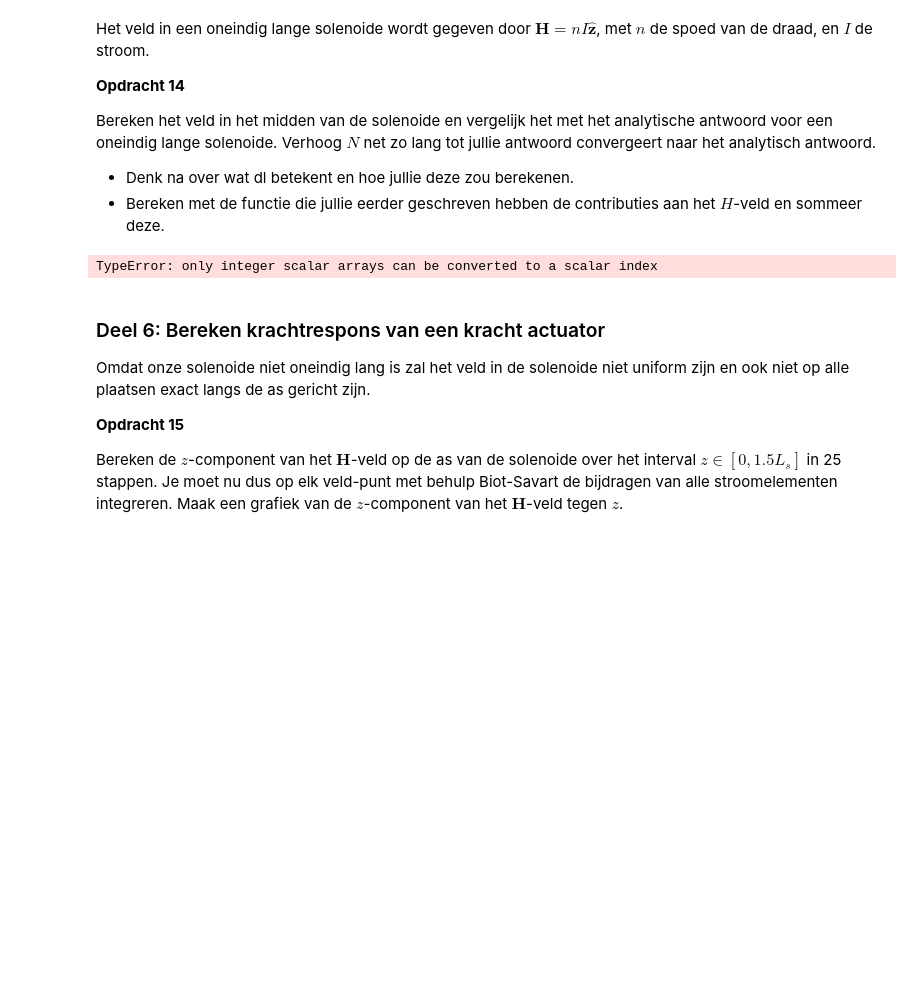
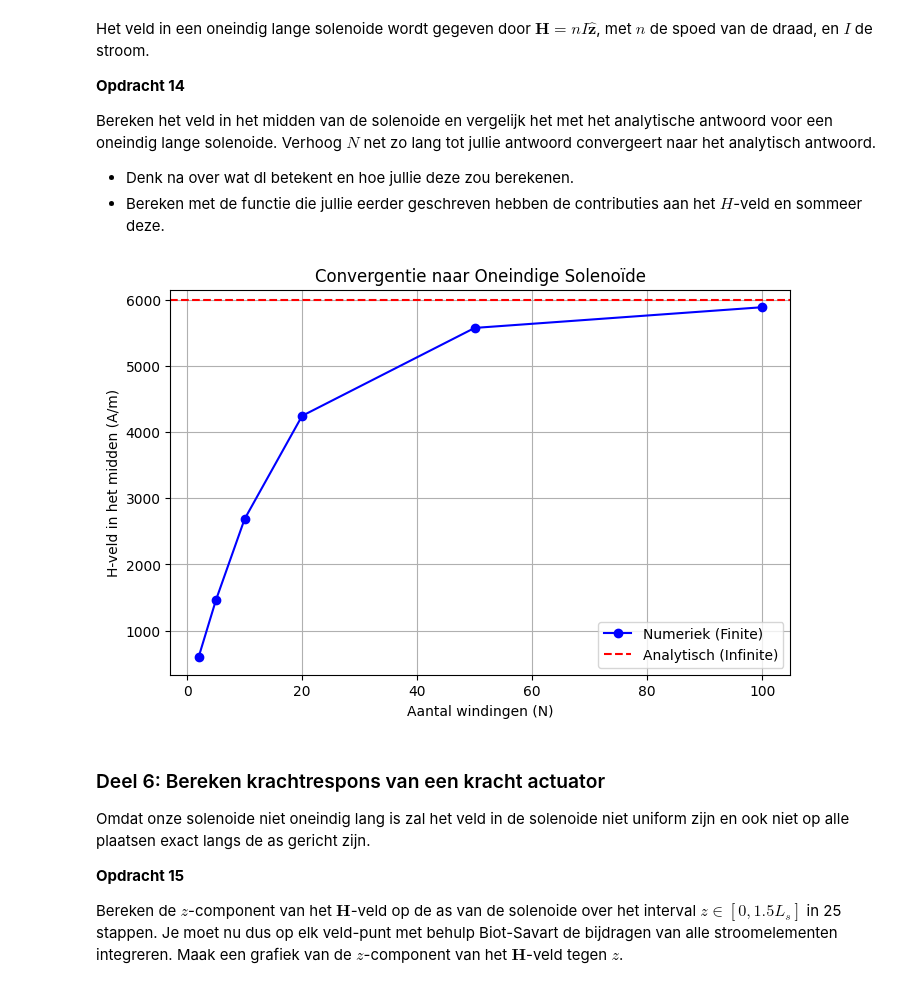
Before and after one commit to wobsen/opdrachten-DEF-D, a Jupyter notebook: DigitaleOntwerpopdrachten/2KrachtactuatorOpdracht/KrachtactuatorOpdracht.ipynb, the cells around one changed output. Saved outputs shown, nothing was run; the diff lists cells and outputs as text; code cells hidden in the pictures; blank space fills up the shorter version.

```diff
--- a/DigitaleOntwerpopdrachten/2KrachtactuatorOpdracht/KrachtactuatorOpdracht.ipynb
+++ b/DigitaleOntwerpopdrachten/2KrachtactuatorOpdracht/KrachtactuatorOpdracht.ipynb
@@ -545,58 +545,60 @@ Bereken het veld in het midden van de solenoide en vergelijk het met het analyti
 * Denk na over wat dl betekent en hoe jullie deze zou berekenen.
 * Bereken met de functie die jullie eerder geschreven hebben de contributies aan het $H$-veld en sommeer deze.
 # %%
-#theoretisch voor oneindig lange solenoide
-H = spoed * I  # [A/m]
-
-#bereken H numeriek
-I = 6
-x_veld = 0.1
-r_field = np.array([x_veld, 0, 0])
 
 
-L = 10.0                          # Totale lengte draad
-n_stappen = np.array([100, 1000, 10000, 100000, 1000000])
+def bereken_solenoide_veld(N, L, R, I):
+    # Parameters voor de simulatie
+    stappen_per_wikkeling = 100
+    totaal_stappen = int(N * stappen_per_wikkeling)
+    phi = np.linspace(0, 2 * np.pi * N, totaal_stappen)
+    dphi = phi[1] - phi[0]
 
-dl = L / n_stappen        # Vector dl in de z-richting
+    r_field = np.array([0, 0, 0]) # Midden van de solenoide
+    H_totaal = np.array([0.0, 0.0, 0.0])
 
-def field_current_element(r_field, r_source, dl):
-    #r - r'
-    diff = r_field - r_source
+    # Loop over de draad om alle dH bijdragen op te tellen
+    for p in phi:
+        # Bronpositie r' (gecentreerd rond z=0)
+        z_prime = (L / (2 * np.pi * N)) * p - (L / 2)
+        r_source = np.array([R * np.cos(p), R * np.sin(p), z_prime])
 
-    #afstand
-    dist = np.linalg.norm(diff)
+        # Richting van het draadelementje dl
+        dl = np.array([-R * np.sin(p), R * np.cos(p), L / (2 * np.pi * N)]) * dphi
 
-    #uitproduct dl' x (r - r')
-    cross_prod = np.cross(dl, diff)
+        # Gebruik je functie uit Opdracht 11
+        dH = field_current_element(r_field, r_source, dl)
+        H_totaal += dH
 
-    dH = (I / (4 * np.pi)) * (cross_prod / dist**3)
+    return H_totaal[2] # We kijken naar de z-component
 
-    return dH
+R_spoel = 0.01
+I_stroom = 6.0
+n_dichtheid = N/L_draad
 
-#arrays voor de bronlocaties en de contributies
-z_sources = np.linspace(-L/2, L/2, n_stappen)
-dH_list = []
+# Lijst voor convergentie check
+N_lijst = [2, 5, 10, 20, 50, 100]
+H_numeriek = []
 
-#Berekening contributies dH
-for z in z_sources:
-    r_source = np.array([0, 0, z])
-    # Gebruik de functie uit Opdracht 11
-    dH = field_current_element(r_field, r_source, dl)
-    dH_list.append(dH)
+for N in N_lijst:
+    L = N / n_dichtheid # Houd de dichtheid n constant
+    veld = bereken_solenoide_veld(N, L, R_spoel, I_stroom)
+    H_numeriek.append(veld)
 
-dH_array = np.array(dH_list)
+# Analytische waarde
+H_oneindig = n_dichtheid * I_stroom
 
-dH_y = dH_array[:, 1]
-
-H_numeriek = np.sum(dH_y)
-
-
-plt.figure()
-plt.plot(n_stappen,H, label='Analytisch H-veld')
-plt.plot(n_stappen, H_numeriek, label='Numeriek H-veld')
+plt.figure(figsize=(8, 5))
+plt.plot(N_lijst, H_numeriek, 'bo-', label='Numeriek (Finite)')
+plt.axhline(y=H_oneindig, color='r', linestyle='--', label='Analytisch (Infinite)')
+plt.title('Convergentie naar Oneindige Solenoïde')
+plt.xlabel('Aantal windingen (N)')
+plt.ylabel('H-veld in het midden (A/m)')
+plt.grid(True)
+plt.legend()
 plt.show()
 # %% [output]
-TypeError: only integer scalar arrays can be converted to a scalar index
+[figure, added]
 # %% [markdown]
 ### Deel 6: Bereken krachtrespons van een kracht actuator
 Omdat onze solenoide niet oneindig lang is zal het veld in de solenoide niet uniform zijn en ook niet op alle plaatsen exact langs de as gericht zijn.
```
